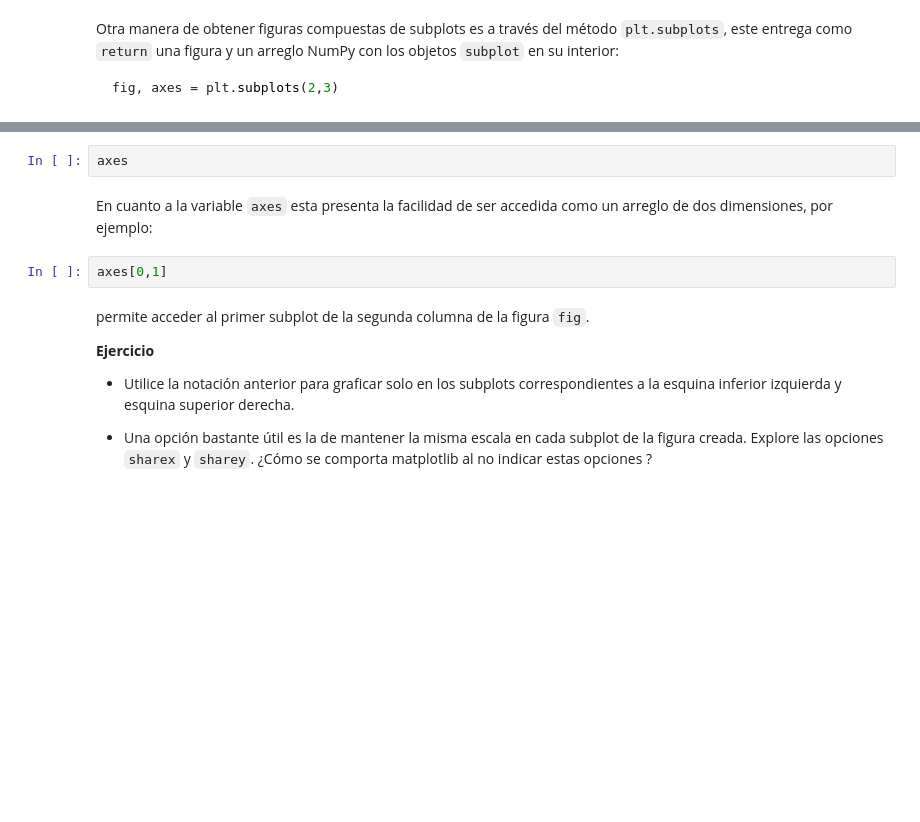
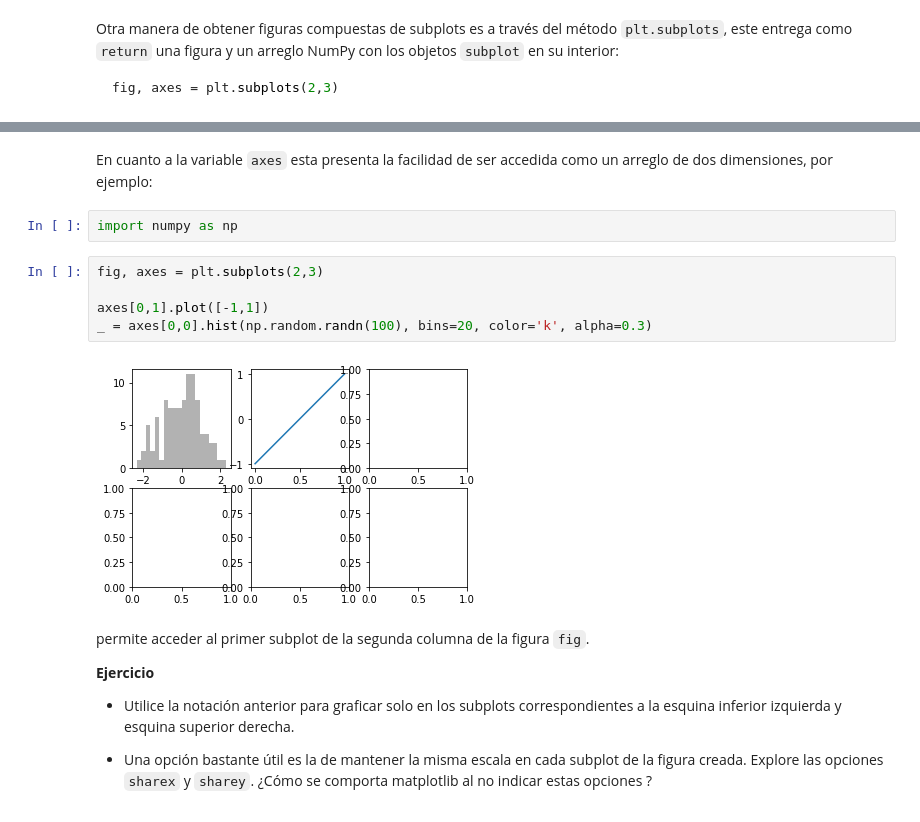
Before and after one commit to NicoCaro/DataScienceLab, a Jupyter notebook: S4/c8 pandas manejo 2 - visualizacion 1.ipynb, the cells around one changed output, grey strips where cells are left out. Saved outputs shown, nothing was run; the diff lists cells and outputs as text; blank space fills up the shorter version.

```diff
--- a/S4/c8 pandas manejo 2 - visualizacion 1.ipynb
+++ b/S4/c8 pandas manejo 2 - visualizacion 1.ipynb
@@ -812,9 +1170,14 @@ fig, axes = plt.subplots(2,3)
-# %%
-axes
 # %% [markdown]
 En cuanto a la variable `axes` esta presenta la facilidad de ser accedida como un arreglo de dos dimensiones, por ejemplo:
-# %%
-axes[0,1]
+# %%
+import numpy as np
+# %%
+fig, axes = plt.subplots(2,3)
+
+axes[0,1].plot([-1,1])
+_ = axes[0,0].hist(np.random.randn(100), bins=20, color='k', alpha=0.3)
+# %% [output]
+[figure, added]
 # %% [markdown]
 permite acceder al primer subplot de la segunda columna de la figura `fig`.
 
```
Also changed, not shown: parts of 59 cells of this notebook.
